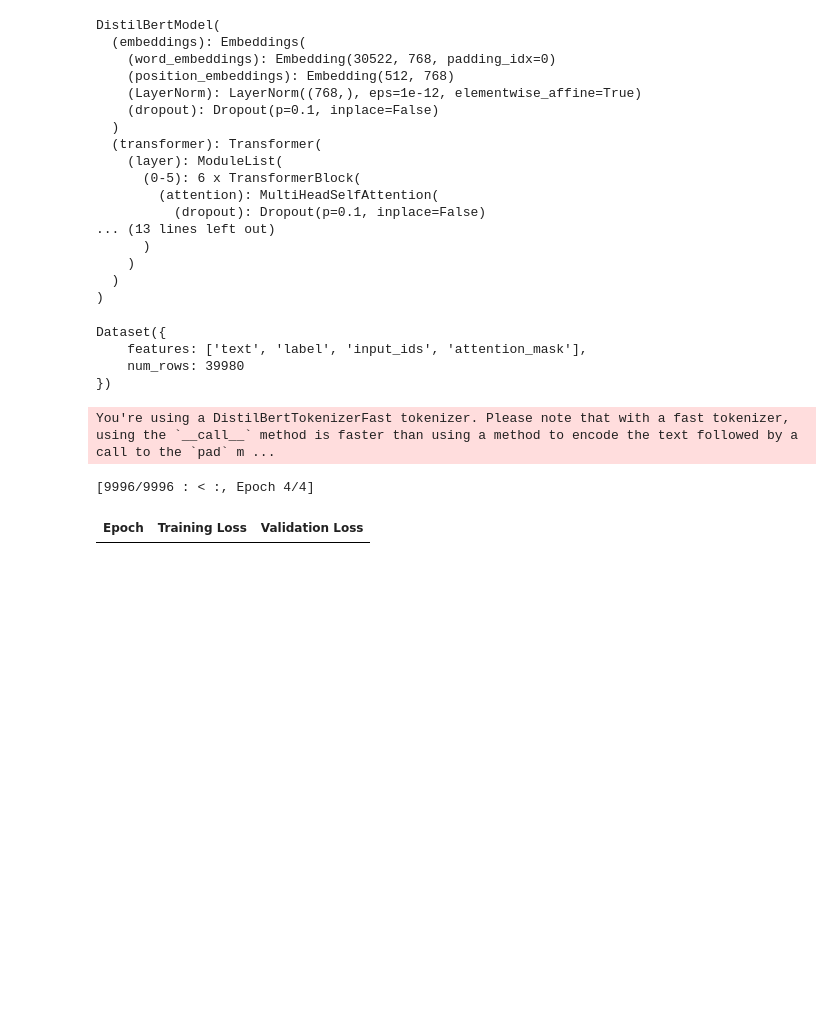
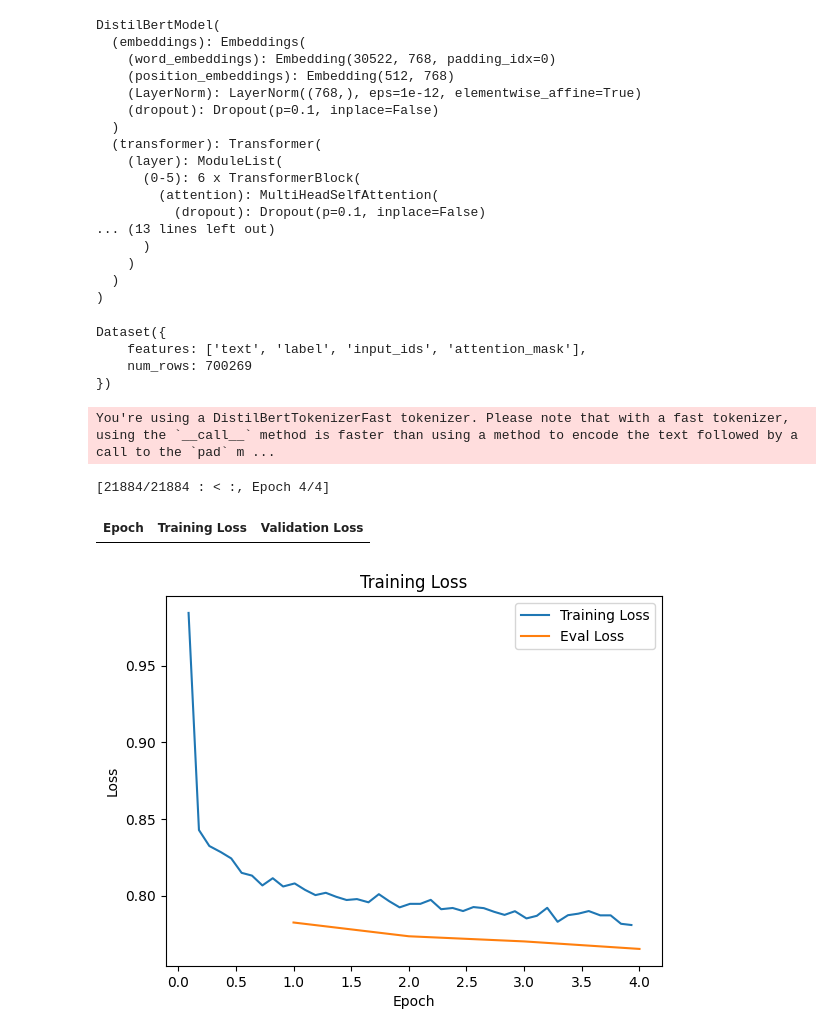
Before and after one commit to shilongdai/Analysis, a Jupyter notebook: YelpSentiment/YelpSentiment.ipynb, the cells around one changed output. Drawn from its saved outputs; the diff is of its cells as text; code cells hidden in the pictures; blank space fills up the shorter version.

```diff
--- a/YelpSentiment/YelpSentiment.ipynb
+++ b/YelpSentiment/YelpSentiment.ipynb
@@ -83,24 +94,25 @@ for param in model.base_model.parameters():
 from datasets import load_dataset
 
 data_dict = {
-    "train": "yelp_train.parquet",
+    "train": "yelp_train_unbalanced.parquet",
     "eval": "yelp_eval.parquet",
     "test": "yelp_test.parquet"
 }
 
-yelp_train_data = load_dataset("parquet", data_files=data_dict, split="train")
+yelp_ubtrain_data = load_dataset("parquet", data_files=data_dict, split="train")
 yelp_eval_data = load_dataset("parquet", data_files=data_dict, split="eval")
-yelp_train_data
+yelp_ubtrain_data
 # %% [output]
 Dataset({
     features: ['text', 'label', 'input_ids', 'attention_mask'],
-    num_rows: 39980
+    num_rows: 700269
 })
 # %%
 from transformers import DataCollatorWithPadding, AutoTokenizer
 
-BATCH = 8
-GRADIENT_STEP = 2
+BATCH_TRAIN = 128
+BATCH_EVAL = 256
+GRADIENT_STEP = 1
 LEARNING_RATE = 1e-4
 EPOCHS = 4
 LAMBDA = 0.01
@@ -109,12 +121,12 @@ tokenizer = AutoTokenizer.from_pretrained("distilbert-base-uncased")
 data_collator = DataCollatorWithPadding(tokenizer=tokenizer)
 
 training_args = TrainingArguments(
-    output_dir="yelp-distil-bert",
+    output_dir="yelp-distil-bert-unb",
     learning_rate=LEARNING_RATE,
-    per_device_train_batch_size=BATCH,
-    per_device_eval_batch_size=BATCH,
+    per_device_train_batch_size=BATCH_TRAIN,
+    per_device_eval_batch_size=BATCH_EVAL,
     gradient_accumulation_steps=GRADIENT_STEP,
-    gradient_checkpointing=True,
+    gradient_checkpointing=False,
     num_train_epochs=EPOCHS,
     weight_decay=LAMBDA,
     evaluation_strategy="epoch",
@@ -126,15 +138,36 @@ training_args = TrainingArguments(
 trainer = Trainer(
     model=model,
     args=training_args,
-    train_dataset=yelp_train_data,
+    train_dataset=yelp_ubtrain_data,
     eval_dataset=yelp_eval_data,
     tokenizer=tokenizer,
     data_collator=data_collator,
     compute_metrics=compute_accuracy
 )
 
-results = trainer.train(resume_from_checkpoint = True)
+try:
+    results = trainer.train(resume_from_checkpoint = True)
+except ValueError:
+    results = trainer.train(resume_from_checkpoint = False)
 # %% [output]
 You're using a DistilBertTokenizerFast tokenizer. Please note that with a fast tokenizer, using the `__call__` method is faster than using a method to encode the text followed by a call to the `pad` m ...
-[9996/9996 : < :, Epoch 4/4]
+[21884/21884 : < :, Epoch 4/4]
 | Epoch | Training Loss | Validation Loss |
+# %%
+import pandas as pd
+import matplotlib.pyplot as plt
+
+training_df = pd.DataFrame(trainer.state.log_history)[["epoch", "loss", "eval_loss"]]
+train_x = training_df["epoch"].loc[~training_df.loss.isna()]
+train_y = training_df["loss"].dropna()
+eval_x = training_df["epoch"].loc[~training_df.eval_loss.isna()]
+eval_y = training_df["eval_loss"].dropna()
+plt.plot(train_x, train_y, label="Training Loss")
+plt.plot(eval_x, eval_y, label="Eval Loss")
+plt.xlabel("Epoch")
+plt.ylabel("Loss")
+plt.legend()
+plt.title("Training Loss")
+plt.show()
+# %% [output]
+[figure, added]
```
Also changed, not shown: parts of 9 cells of this notebook, 2 other files.
